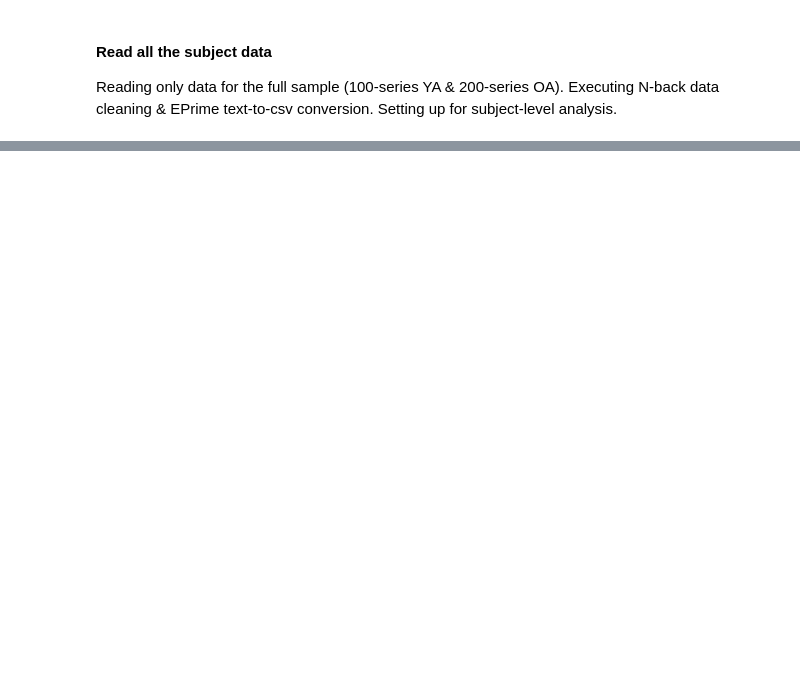
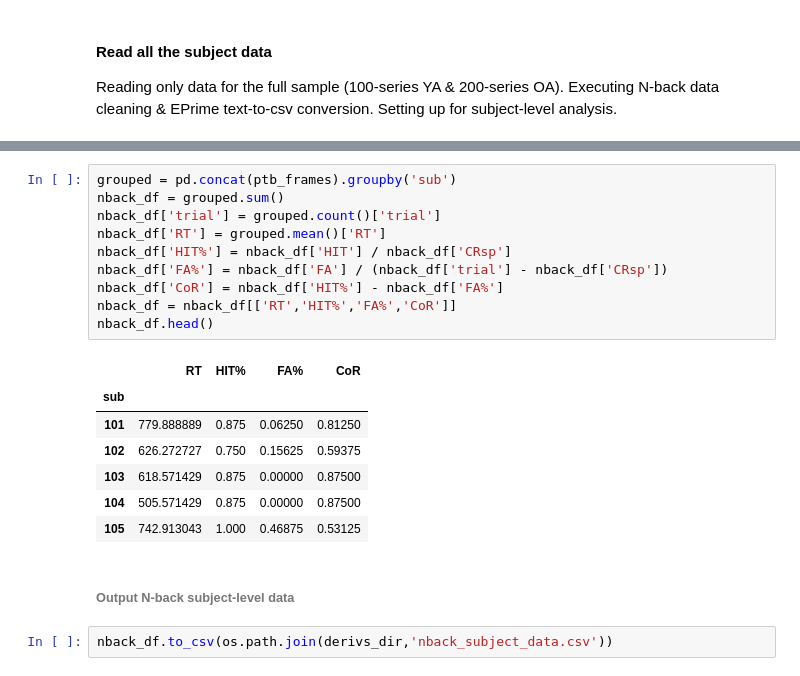
Before and after one commit to lighthall-lab/scilearn, a Jupyter notebook: 0.clean_nback_procspeed.ipynb, the cells around one changed output, grey strips where cells are left out. Drawn from its saved outputs; the diff is of its cells as text; blank space fills up the shorter version.

```diff
--- a/0.clean_nback_procspeed.ipynb
+++ b/0.clean_nback_procspeed.ipynb
@@ -91,0 +106,22 @@ Done!
+# %%
+grouped = pd.concat(ptb_frames).groupby('sub')
+nback_df = grouped.sum()
+nback_df['trial'] = grouped.count()['trial']
+nback_df['RT'] = grouped.mean()['RT']
+nback_df['HIT%'] = nback_df['HIT'] / nback_df['CRsp']
+nback_df['FA%'] = nback_df['FA'] / (nback_df['trial'] - nback_df['CRsp'])
+nback_df['CoR'] = nback_df['HIT%'] - nback_df['FA%']
+nback_df = nback_df[['RT','HIT%','FA%','CoR']]
+nback_df.head()
+# %% [output]
+|  | RT | HIT% | FA% | CoR |
+| sub |  |  |  |  |
+| 101 | 779.888889 | 0.875 | 0.06250 | 0.81250 |
+| 102 | 626.272727 | 0.750 | 0.15625 | 0.59375 |
+| 103 | 618.571429 | 0.875 | 0.00000 | 0.87500 |
+| 104 | 505.571429 | 0.875 | 0.00000 | 0.87500 |
+| 105 | 742.913043 | 1.000 | 0.46875 | 0.53125 |
+# %% [markdown]
+###### Output N-back subject-level data
+# %%
+nback_df.to_csv(os.path.join(derivs_dir,'nback_subject_data.csv'))
```
Also changed, not shown: parts of 8 cells of this notebook, 1 other file.
